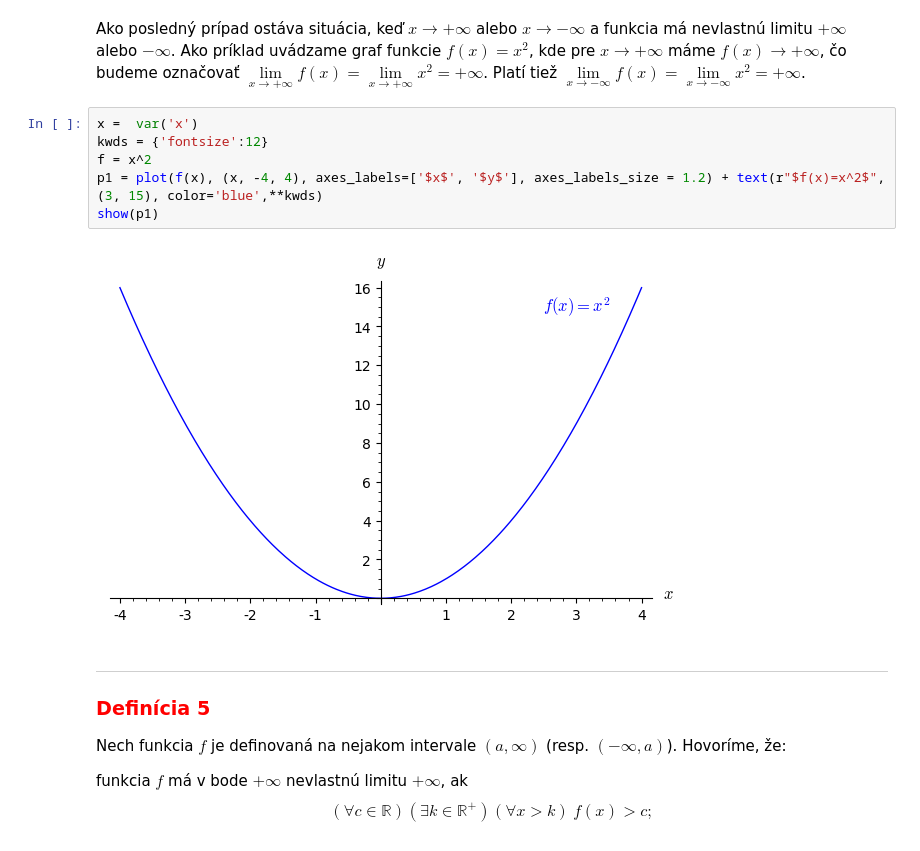
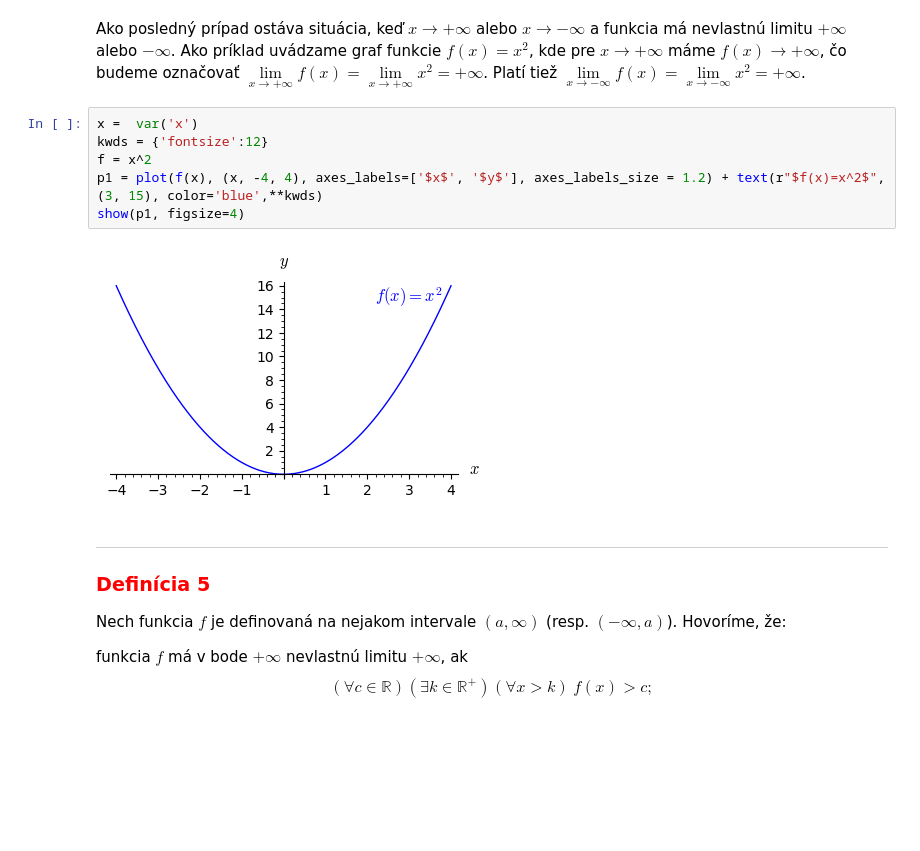
Before and after one commit to SamuelHanusic/MTIb, a Jupyter notebook: MTIb/Tema1/MTIbTema1LimitaFunkcie.ipynb, the cells around one changed output. Saved outputs shown, nothing was run; the diff lists cells and outputs as text; blank space fills up the shorter version.

```diff
--- a/MTIb/Tema1/MTIbTema1LimitaFunkcie.ipynb
+++ b/MTIb/Tema1/MTIbTema1LimitaFunkcie.ipynb
@@ -1087,11 +1095,11 @@ Ako posledný prípad ostáva situácia, keď $x \to +\infty$ alebo $x \to -\inf
 # %%
 x =  var('x')
 kwds = {'fontsize':12}
 f = x^2
 p1 = plot(f(x), (x, -4, 4), axes_labels=['$x$', '$y$'], axes_labels_size = 1.2) + text(r"$f(x)=x^2$", (3, 15), color='blue',**kwds)
-show(p1)
+show(p1, figsize=4)
 # %% [output]
-[figure, old version]
+[figure, new version]
 # %% [markdown]
 ---
 
```
Also changed, not shown: parts of 19 cells of this notebook, 9 other files.
